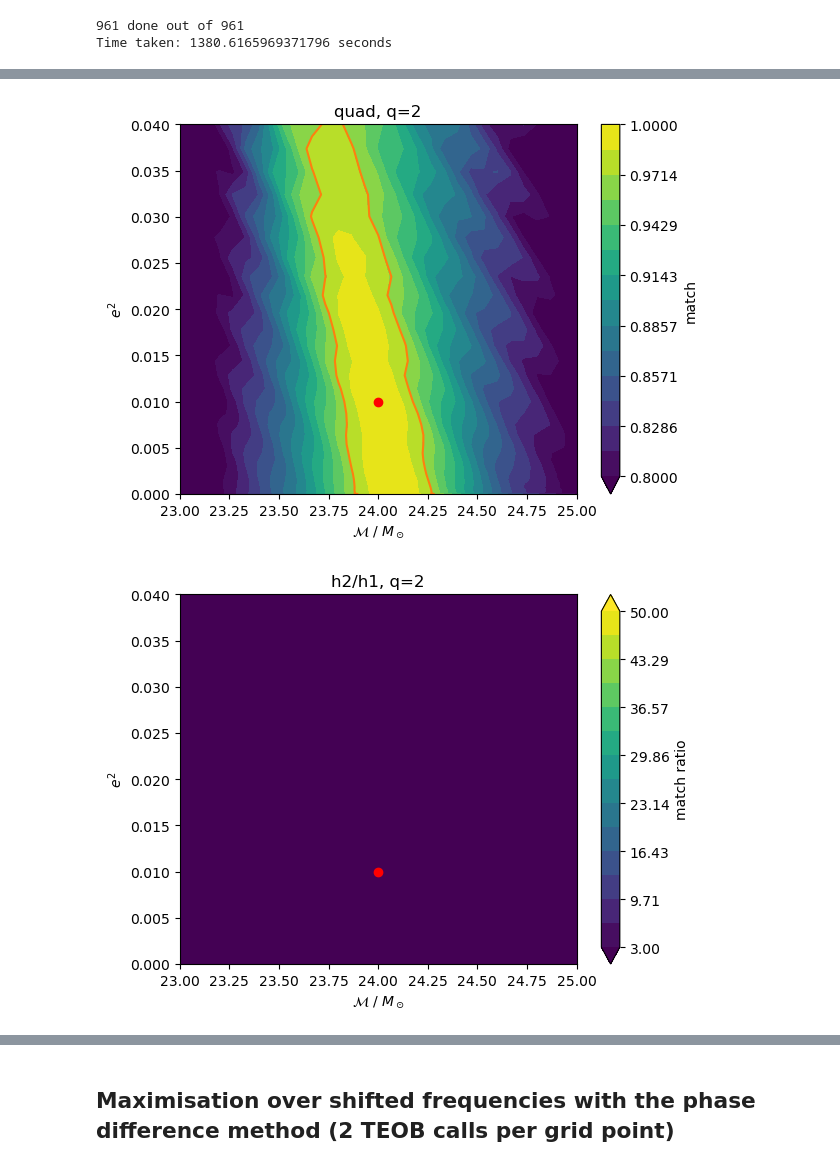
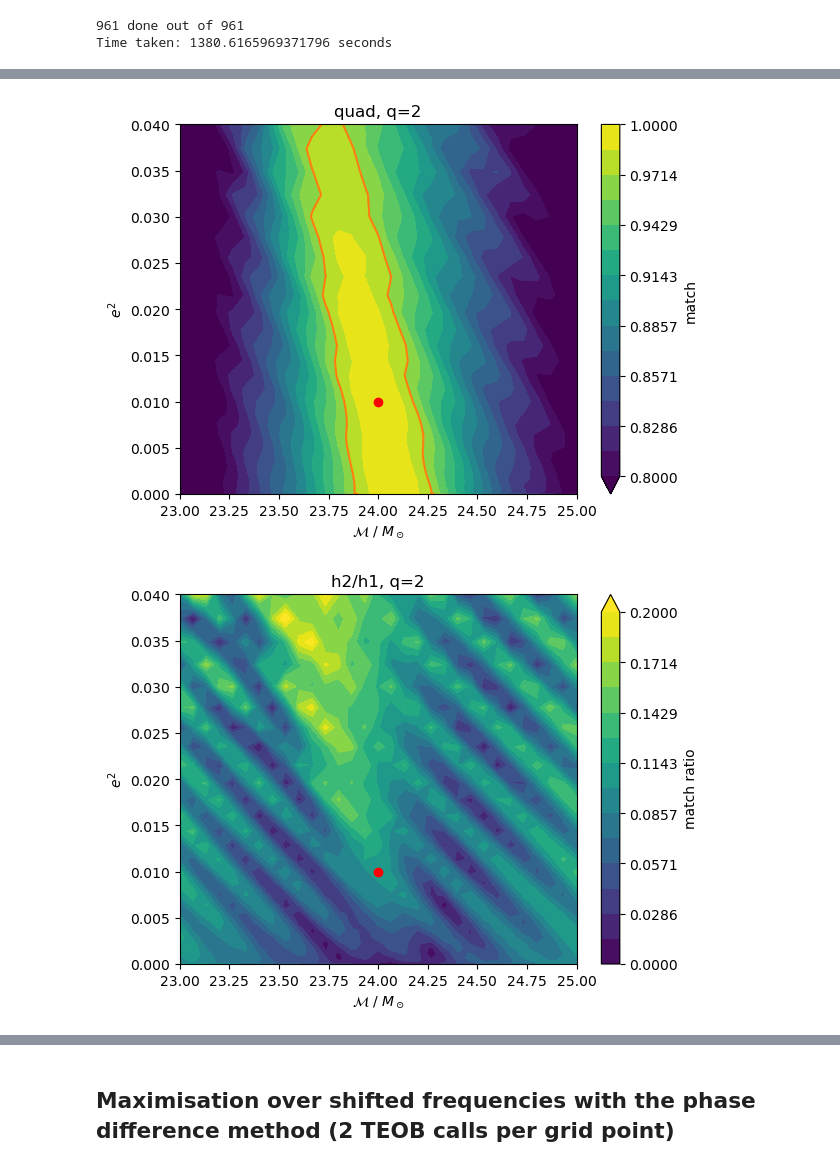
Before and after one commit to BenGPatterson/EccentricBinaries, a Jupyter notebook: notebooks/e_sqrd_chirp_plots.ipynb, the cells around one changed output, grey strips where cells are left out. Drawn from its saved outputs; the diff is of its cells as text; code cells hidden in the pictures.

```diff
--- a/notebooks/e_sqrd_chirp_plots.ipynb
+++ b/notebooks/e_sqrd_chirp_plots.ipynb
@@ -308,12 +308,12 @@ print(f'\nTime taken: {end-start} seconds')
 961 done out of 961
 Time taken: 1380.6165969371796 seconds
 # %%
-ecc_chirp_plot(e_vals_0, chirp_vals_0, [0.1, 24, 2], dataslot_0, vmins=[0.8,0,0.8,3], vmaxs=[1,0.2,1,50])
+ecc_chirp_plot(e_vals_0, chirp_vals_0, [0.1, 24, 2], dataslot_0, vmins=[0.8,0,0.8,0], vmaxs=[1,0.2,1,0.2])
 # %% [output]
 [figure]
 [figure]
 [figure]
-[figure, old version]
+[figure, new version]
 [figure]
 [figure]
 [figure]
```
Also changed, not shown: parts of 6 cells of this notebook, 4 other files.
